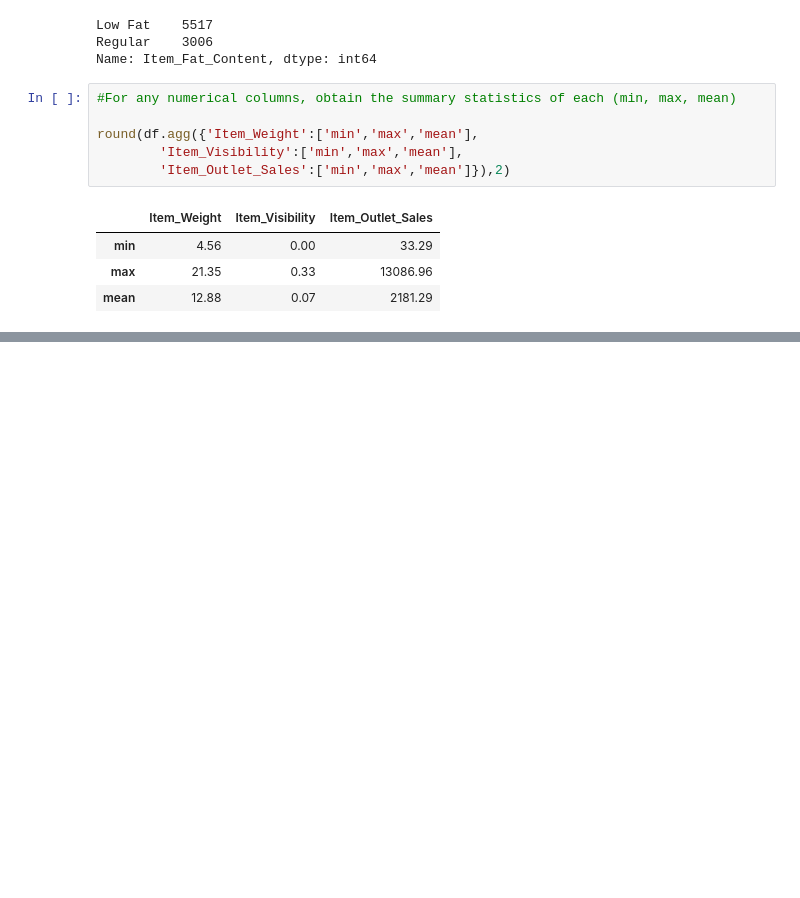
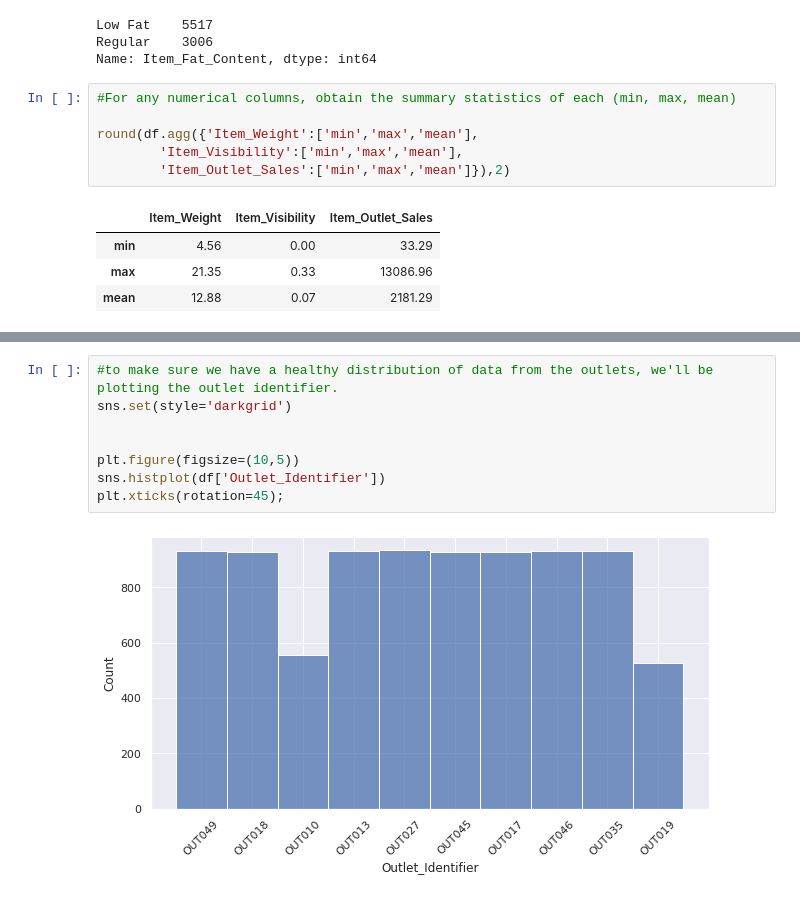
Before and after one commit to CapZondar/Python-first-steps, a Jupyter notebook: Food_Sales_Prediction.ipynb, the cells around one changed output, grey strips where cells are left out. Cells and saved outputs as stored; diff of their text form; blank space fills up the shorter version.

Commit message:
Added plots needed

```diff
--- a/Food_Sales_Prediction.ipynb
+++ b/Food_Sales_Prediction.ipynb
@@ -150,0 +167,10 @@ round(df.agg({'Item_Weight':['min','max','mean'],
+# %%
+#to make sure we have a healthy distribution of data from the outlets, we'll be plotting the outlet identifier.
+sns.set(style='darkgrid')
+
+
+plt.figure(figsize=(10,5))
+sns.histplot(df['Outlet_Identifier'])
+plt.xticks(rotation=45);
+# %% [output]
+[figure, added]
```
Also changed, not shown: parts of 7 cells of this notebook.
